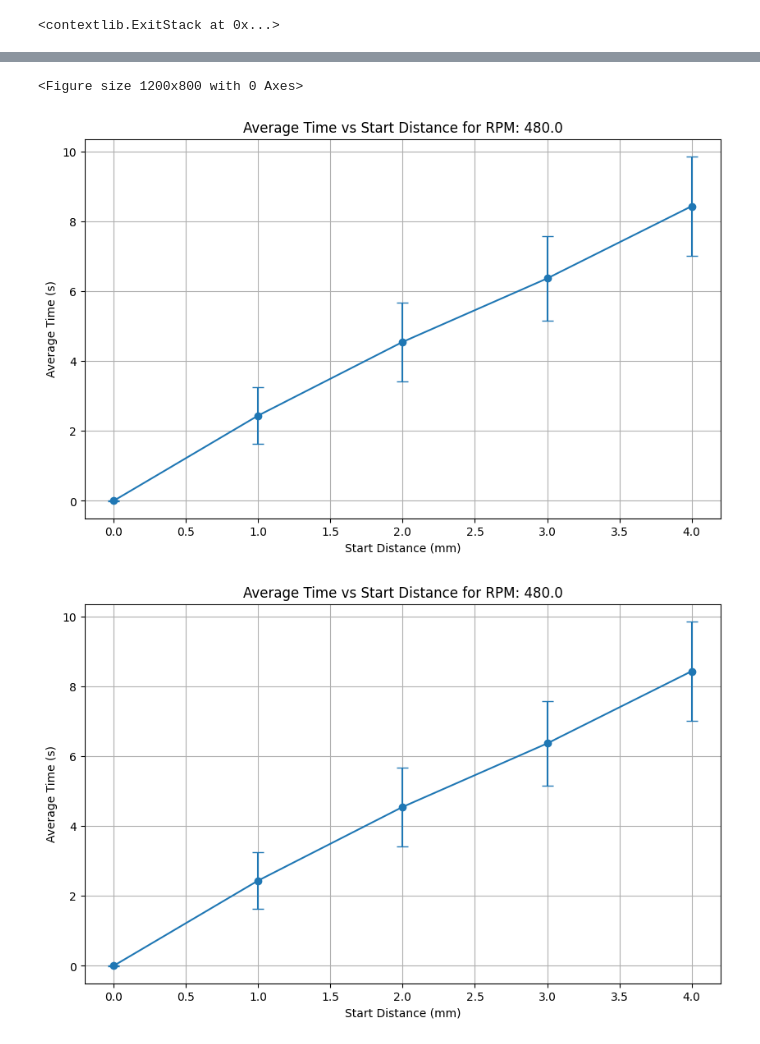
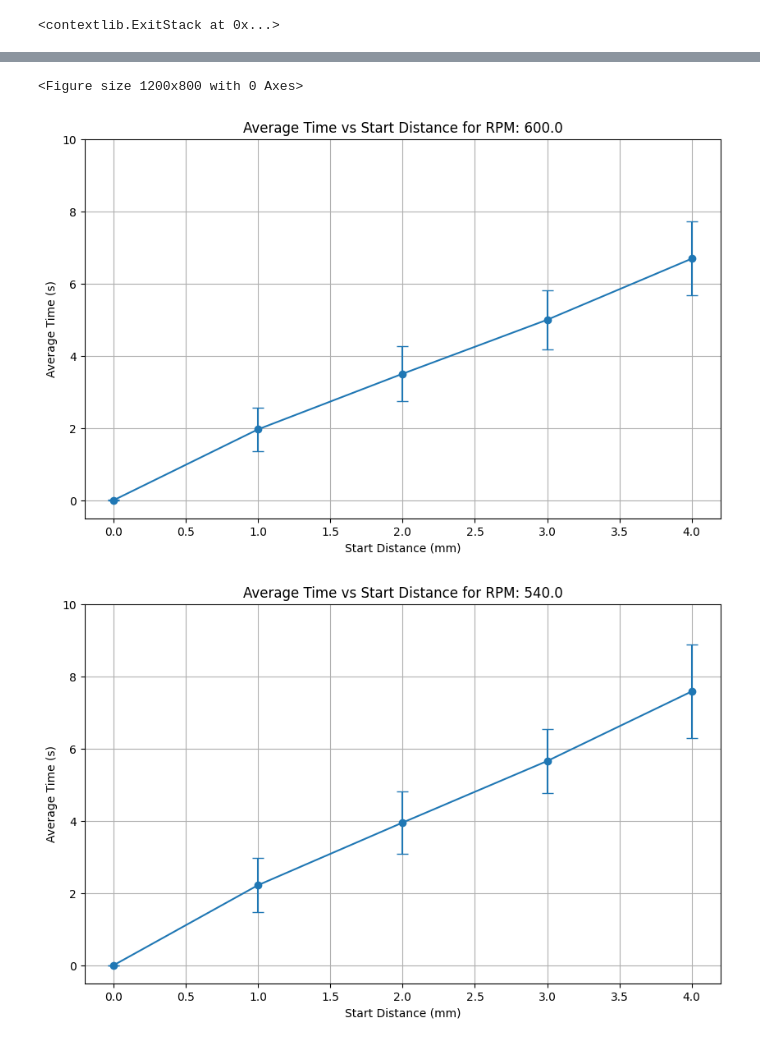
Before and after one commit to l0g1c-80m8/screw-dynamics-sindy, a Jupyter notebook: notebook/simulation-time-results.ipynb, the cells around one changed output, grey strips where cells are left out. Saved outputs shown, nothing was run; the diff lists cells and outputs as text; code cells hidden in the pictures.

Commit message:
fix scales on the individual plots

```diff
--- a/notebook/simulation-time-results.ipynb
+++ b/notebook/simulation-time-results.ipynb
@@ -206,6 +206,7 @@ def plot_individual_rpm(rpm):
     plt.ylabel('Average Time (s)')
     plt.title(f'Average Time vs Start Distance for RPM: {rpm}')
     plt.grid(True)
+    plt.ylim(-0.5, 10)
     plt.show()
 # %%
 unique_distances = sorted(df['Start Distance (mm)'].unique())
@@ -216,9 +217,9 @@ colors = plt.cm.viridis(np.linspace(0, 1, len(unique_rpms)))
 
 df_sorted = df.sort_values(['RPM', 'Start Distance (mm)'])
 # %%
-for i in unique_rpms:
+for rpm in unique_rpms:
     plot_individual_rpm(rpm)
 # %% [output]
 <Figure size 1200x800 with 0 Axes>
-[figure, old version]
+[figure, new version]
-[figure, old version]
+[figure, new version]
```
Also changed, not shown: parts of 4 cells of this notebook.
